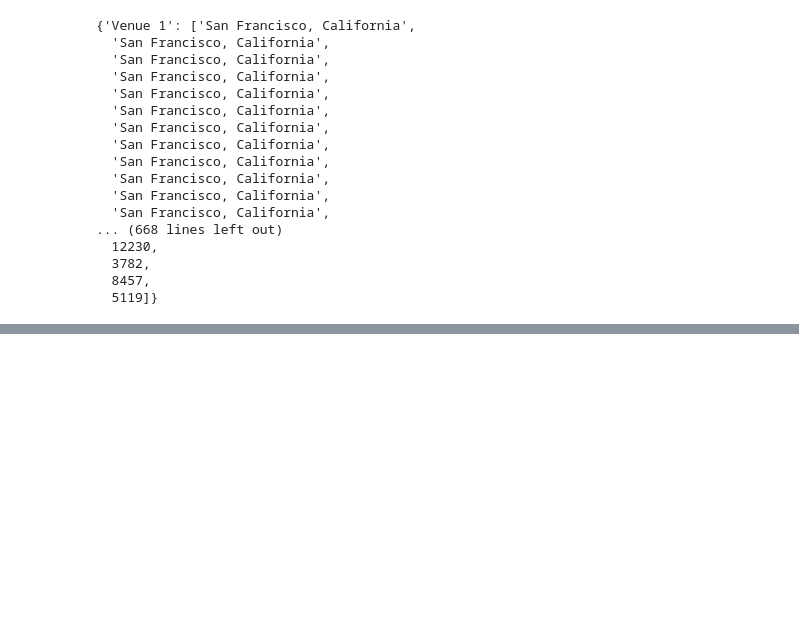
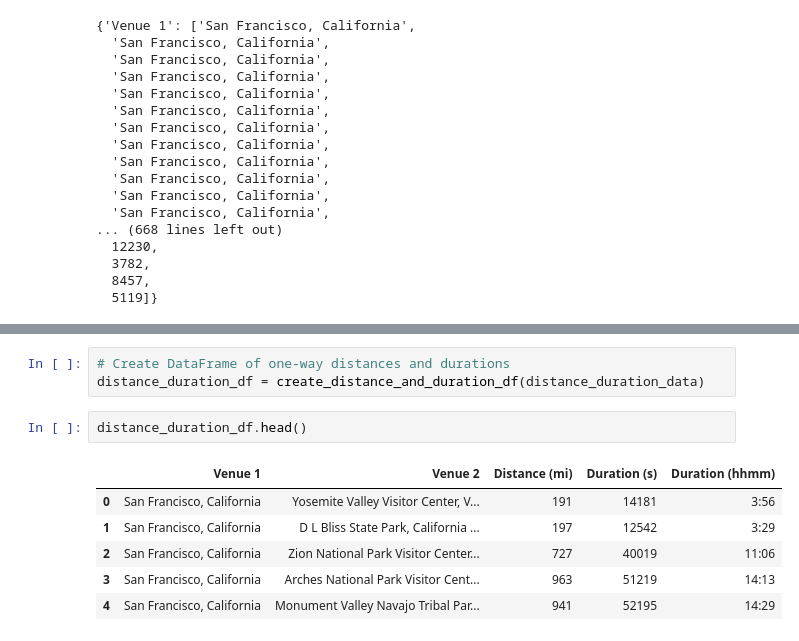
Before and after one commit to hcederna/road-trip-optimization, a Jupyter notebook: Road Trip Optimization.ipynb, the cells around one changed output, grey strips where cells are left out. Cells and saved outputs as stored; diff of their text form; blank space fills up the shorter version.

Commit message:
Created df of one-way distance and durations in jupyter notebook

```diff
--- a/Road Trip Optimization.ipynb
+++ b/Road Trip Optimization.ipynb
@@ -127,0 +193,12 @@ distance_duration_data
+# %%
+# Create DataFrame of one-way distances and durations
+distance_duration_df = create_distance_and_duration_df(distance_duration_data)
+# %%
+distance_duration_df.head()
+# %% [output]
+|  | Venue 1 | Venue 2 | Distance (mi) | Duration (s) | Duration (hhmm) |
+| 0 | San Francisco, California | Yosemite Valley Visitor Center, V... | 191 | 14181 | 3:56 |
+| 1 | San Francisco, California | D L Bliss State Park, California ... | 197 | 12542 | 3:29 |
+| 2 | San Francisco, California | Zion National Park Visitor Center... | 727 | 40019 | 11:06 |
+| 3 | San Francisco, California | Arches National Park Visitor Cent... | 963 | 51219 | 14:13 |
+| 4 | San Francisco, California | Monument Valley Navajo Tribal Par... | 941 | 52195 | 14:29 |
```
Also changed, not shown: parts of 1 cell of this notebook.
